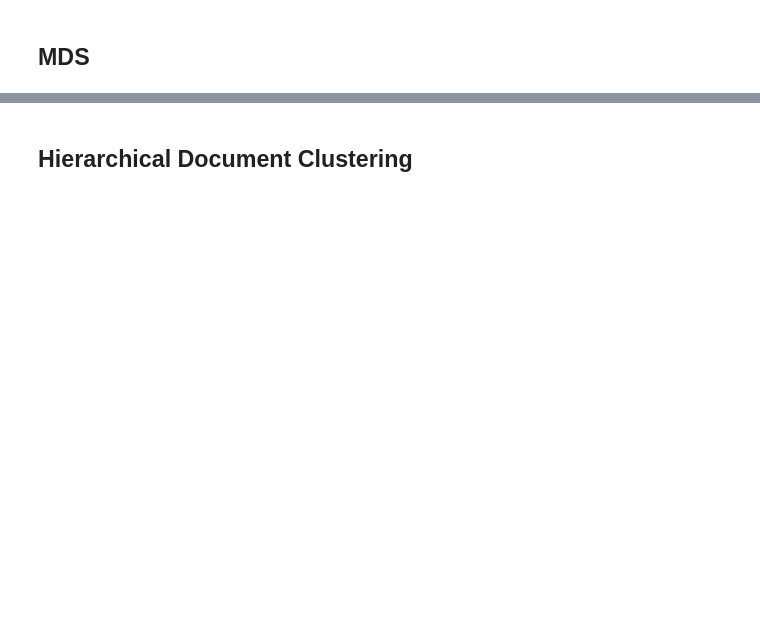
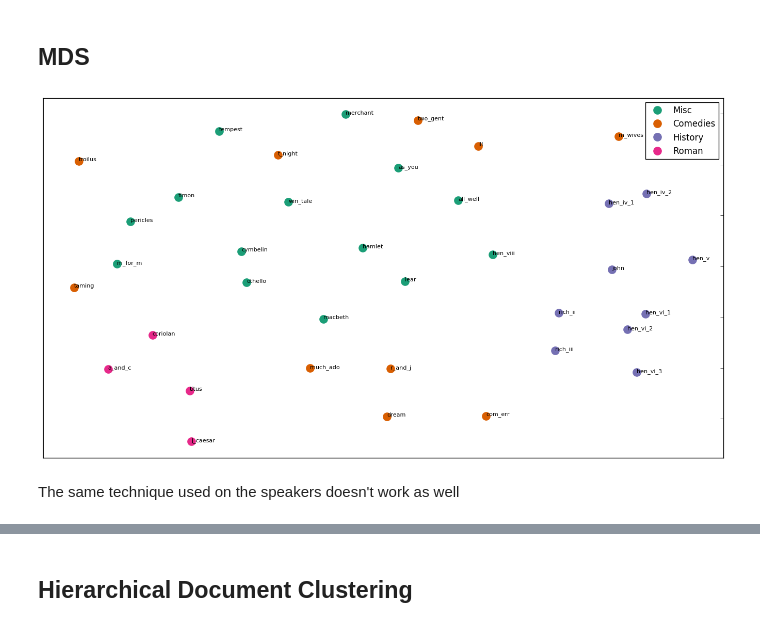
Before and after one commit to rabjohnston/E81HW5, a Jupyter notebook: HW5_rob.ipynb, the cells around one changed output, grey strips where cells are left out. Drawn from its saved outputs; the diff is of its cells as text; code cells hidden in the pictures; blank space fills up the shorter version.

```diff
--- a/HW5_rob.ipynb
+++ b/HW5_rob.ipynb
@@ -109,7 +118,7 @@ from nltk.stem.snowball import SnowballStemmer
 stemmer = SnowballStemmer("english")
 
 
-def run_tfidf(words, stem=False, max_features=1000):
+def run_tfidf(words, stem=False, max_features=10000):
     all_stopwords = stopwords.words('english')
 
     #adding Shakespeare-ean stop-words
@@ -334,7 +351,9 @@ def make_frame(utterances, clusters):
 
 
 
-frame_plays = make_frame(plays_utterances, kms_df_plays.iloc[0].clusters)
+frame_plays = make_frame(plays_utterances, kms_df_plays.iloc[3].clusters)
+
+# From the diagram, above, it looks like there may be an elbow around 5
 frame_speakers = make_frame(speakers_utterances, kms_df_speakers.iloc[4].clusters)
 # %%
 
@@ -401,6 +438,12 @@ dist_speakers, xs_speakers, ys_speakers = calc_mds(tfidf_matrix_speakers)
 cluster_colors = {0: '#1b9e77', 1: '#d95f02', 2: '#7570b3', 3: '#e7298a', 4: '#66a61e'}
 
 #set up cluster names using a dict
+cluster_names_plays = {0: 'Misc',
+                 1: 'Comedies',
+                 2: 'History',
+                 3: 'Roman',
+                 4: '4'}
+
 cluster_names = {0: '0',
                  1: '1',
                  2: '2',
@@ -409,7 +452,7 @@ cluster_names = {0: '0',
 # %%
 %matplotlib inline
 
-def display_mds_plot(frame, xs, ys):
+def display_mds_plot(frame, xs, ys, cluster_names):
     #create data frame that has the result of the MDS plus the cluster numbers and titles
     df = pd.DataFrame(dict(x=xs, y=ys, label=frame['cluster'], title=frame['title']))
 
@@ -426,34 +469,37 @@ def display_mds_plot(frame, xs, ys):
     for name, group in groups:
         ax.plot(group.x, group.y, marker='o', linestyle='', ms=12,
                 label=cluster_names[name], color=cluster_colors[name], mec='none')
         ax.set_aspect('auto')
         ax.tick_params(\
             axis= 'x',          # changes apply to the x-axis
             which='both',      # both major and minor ticks are affected
             bottom='off',      # ticks along the bottom edge are off
             top='off',         # ticks along the top edge are off
             labelbottom='off')
         ax.tick_params(\
             axis= 'y',         # changes apply to the y-axis
             which='both',      # both major and minor ticks are affected
             left='off',      # ticks along the bottom edge are off
             top='off',         # ticks along the top edge are off
             labelleft='off')
 
     ax.legend(numpoints=1)  #show legend with only 1 point
 
     #add label in x,y position with the label as the film title
     for i, row in df.iterrows():
         ax.text(row['x'], row['y'], row['title'], size=8)
 
 
 
     plt.show() #show the plot
 
     #uncomment the below to save the plot if need be
     #plt.savefig('clusters_small_noaxes.png', dpi=200)
 
-display_mds_plot(frame_plays, xs_plays, ys_plays)
-display_mds_plot(frame_speakers, xs_speakers, ys_speakers)
+display_mds_plot(frame_plays, xs_plays, ys_plays, cluster_names_plays)
+# %% [output]
+[figure, added]
+# %% [markdown]
+The same technique used on the speakers doesn't work as well
 # %% [markdown]
 <a id='hdc_details'></a>
```
Also changed, not shown: parts of 12 cells of this notebook.
